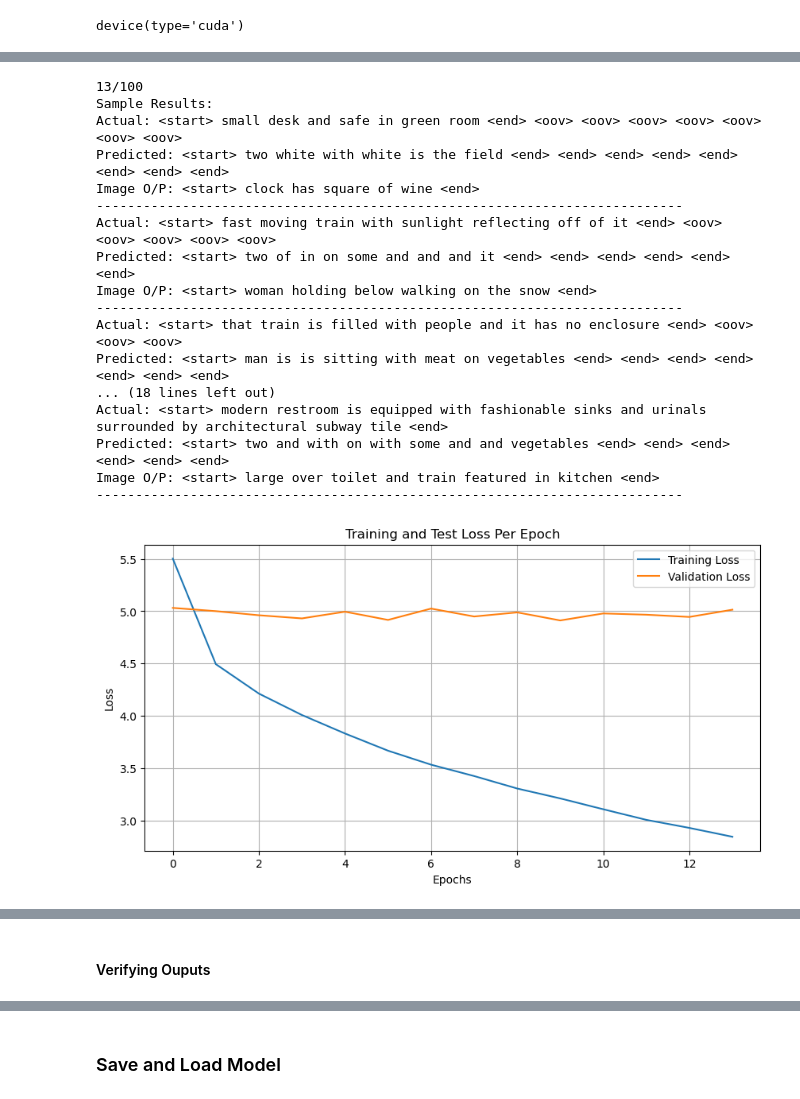
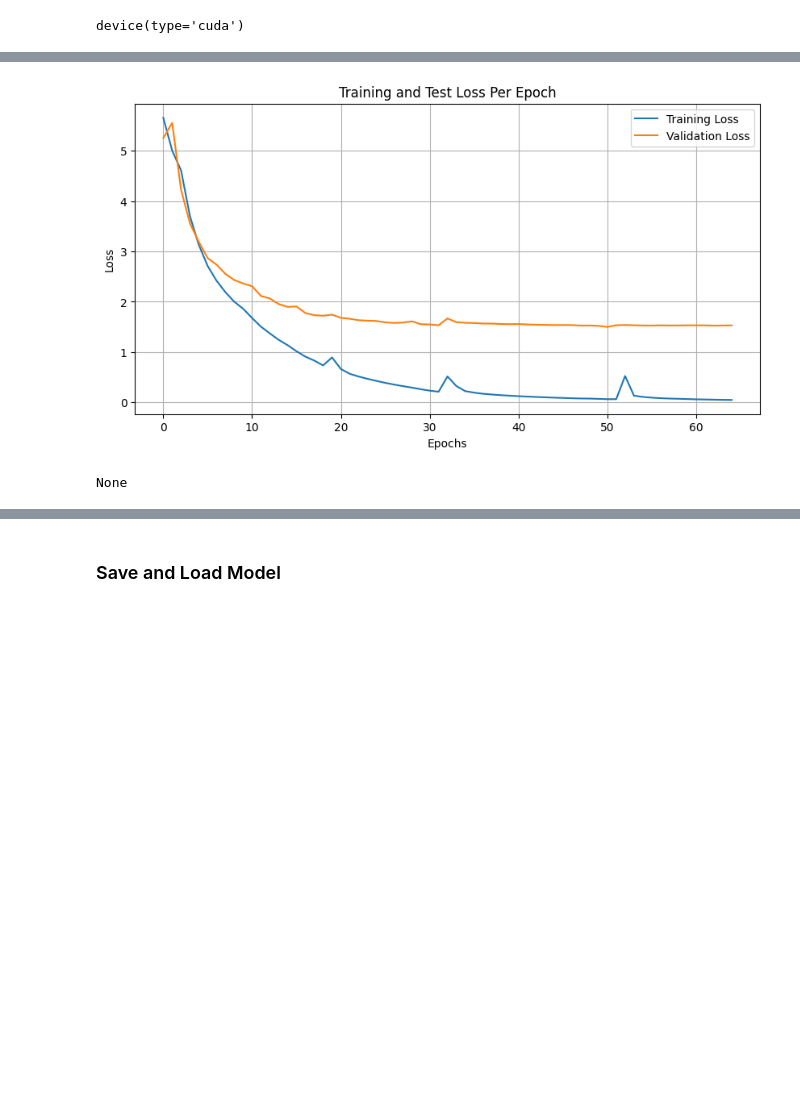
Before and after one commit to hakeematyab/Neural-Image-Caption-Generator-Show-and-Tell-Paper-Replication, a Jupyter notebook: ShowAndTell.ipynb, the cells around one changed output, grey strips where cells are left out. Saved outputs shown, nothing was run; the diff lists cells and outputs as text; code cells hidden in the pictures; blank space fills up the shorter version.

```diff
--- a/ShowAndTell.ipynb
+++ b/ShowAndTell.ipynb
@@ -693,13 +479,11 @@ device
 # %% [output]
 device(type='cuda')
 # %%
-# WORD_EMBEDDING = torch.Tensor(np.array(vectors)).to(device)
+WORD_EMBEDDING = torch.Tensor(np.array(vectors)).to(device)
 # EMBEDDING_SIZE = WORD_EMBEDDING.shape[1]*max_doc_len
 # EMBEDDING_SIZE = WORD_EMBEDDING.shape[1]
-EMBEDDING_SIZE = 256
-# OUTPUT_SIZE = WORD_EMBEDDING.shape[0]
-OUTPUT_SIZE = len(word_to_idx)
-WORD_EMBEDDING = word_to_idx
+EMBEDDING_SIZE = 1024
+OUTPUT_SIZE = WORD_EMBEDDING.shape[0]
 # %%
 # Epochs
 epochs = 100
@@ -707,10 +491,7 @@ epochs = 100
 lr = 1e-3
 # Loss function: Cross Entropy?
 criterion = nn.CrossEntropyLoss(ignore_index=oov_idx)
-# criterion = nn.CrossEntropyLoss()
 
-HIDDEN_SIZE = 256
-NUM_LAYERS = 1
-ENCODER_DROPOUT = 0.5
-DECODER_DROPOUT = 0.5
-DROPOUT = 0.25
+HIDDEN_SIZE = 512
+NUM_LAYERS = 4
+DROPOUT = 0.5
@@ -721,11 +498,10 @@ NameError: name 'clear_vram' is not defined
 # %%
 # TODO: Fix shape mismatches
 # TODO: Device agnostic code: todevice.
-encoder = CNNEncoder(EMBEDDING_SIZE,ENCODER_DROPOUT).to(device)
-decoder = LSTMDecoder(WORD_EMBEDDING,EMBEDDING_SIZE, HIDDEN_SIZE,NUM_LAYERS,DECODER_DROPOUT,OUTPUT_SIZE).to(device)
+encoder = CNNEncoder(EMBEDDING_SIZE).to(device)
+decoder = LSTMDecoder(WORD_EMBEDDING,EMBEDDING_SIZE, HIDDEN_SIZE,NUM_LAYERS,DROPOUT,OUTPUT_SIZE).to(device)
 nic = NeuralImageCaption(encoder,decoder,OUTPUT_SIZE,batch_size,max_doc_len).to(device)
 # Optimizer: Adam?
-# optimizer = optim.AdamW(nic.parameters(), lr=lr, weight_decay=1e-2)
-# optimizer = optim.AdamW(nic.parameters(), lr=lr)
-# optimizer = optim.SGD(nic.parameters(), lr=lr, momentum=0.9)
+# optimizer = optim.AdamW(nic.parameters(), lr=1e-3, weight_decay=1e-2)
+# optimizer = optim.SGD(nic.parameters(), lr=1e-3, momentum=0.9)
 optimizer = optim.RMSprop(nic.parameters(), lr=lr, alpha=0.99)
@@ -748,67 +542,45 @@ for epoch in tqdm(range(epochs)):
       # torch.nn.utils.clip_grad_norm_(nic.parameters(),max_norm=1)
       # optimizer.step()
       # print("Loss:", loss.item())
-        outputs = nic(image, caption[:,:-1])
+
+        outputs = nic(image, caption[:,1:])
         loss = criterion(
             outputs.reshape(-1, outputs.shape[2]), caption.reshape(-1)
         )
         # print("Loss:", loss.item())
         train_loss.append(loss.item())
         optimizer.zero_grad()
-        loss.backward()
+        loss.backward(loss)
         optimizer.step()
+
     nic.eval()
     with torch.no_grad():
         for image, caption in test_dataloader:
             image = image.to(device)
             caption = caption.to(device)
-            outputs = nic(image, caption[:,:-1])
+            outputs = nic(image, caption[:,1:])
             loss = criterion(
                 outputs.reshape(-1, outputs.shape[2]), caption.reshape(-1)
             )
             test_loss.append(loss.item())
     avg_train_loss.append(np.mean(train_loss))
     avg_test_loss.append(np.mean(test_loss))
 
     plt.figure(figsize=(10, 5))
     plt.plot(avg_train_loss, label='Training Loss')
     plt.plot(avg_test_loss, label='Validation Loss')
     plt.title('Training and Test Loss Per Epoch')
     plt.xlabel('Epochs')
     plt.ylabel('Loss')
     plt.legend()
     plt.grid(True)
 
     # Clear the previous plot and display the updated plot
     clear_output(wait=True)
-    tqdm.write(f'{epoch}/{epochs}')
-    nic.eval()
-    print(f'Sample Results:')
-    with torch.no_grad():
-        for act_caption, result,img in zip(caption,outputs.argmax(2),image):
-            print(f'Actual: {" ".join([idx_to_word[idx.item()] for idx in act_caption])}')
-            print(f'Predicted: {" ".join([idx_to_word[idx.item()] for idx in result])}')
-            print(f'Image O/P: {" ".join(nic.caption_image(img.unsqueeze(0).to(device),idx_to_word))}')
-            print('-'*75)
     display(plt.show())
     print("Latest Train Loss:", train_loss[-1])
     print("Latest Test Loss:", test_loss[-1])
+    tqdm.write(f'{epoch}/{epochs}')
 # %% [output]
+[figure, new version]
-13/100
-Sample Results:
-Actual: <start> small desk and safe in green room <end> <oov> <oov> <oov> <oov> <oov> <oov> <oov>
-Predicted: <start> two white with white is the field <end> <end> <end> <end> <end> <end> <end> <end>
-Image O/P: <start> clock has square of wine <end>
----------------------------------------------------------------------------
-Actual: <start> fast moving train with sunlight reflecting off of it <end> <oov> <oov> <oov> <oov> <oov>
-Predicted: <start> two of in on some and and and it <end> <end> <end> <end> <end> <end>
-Image O/P: <start> woman holding below walking on the snow <end>
----------------------------------------------------------------------------
-Actual: <start> that train is filled with people and it has no enclosure <end> <oov> <oov> <oov>
-Predicted: <start> man is is sitting with meat on vegetables <end> <end> <end> <end> <end> <end> <end>
-... (18 lines left out)
-Actual: <start> modern restroom is equipped with fashionable sinks and urinals surrounded by architectural subway tile <end>
-Predicted: <start> two and with on with some and and vegetables <end> <end> <end> <end> <end> <end>
-Image O/P: <start> large over toilet and train featured in kitchen <end>
----------------------------------------------------------------------------
+None
-[figure, old version]
@@ -880,2 +590,0 @@ Latest Test Loss: 5.974575996398926
-# %% [markdown]
-#### Verifying Ouputs
```
Also changed, not shown: parts of 45 cells of this notebook.
